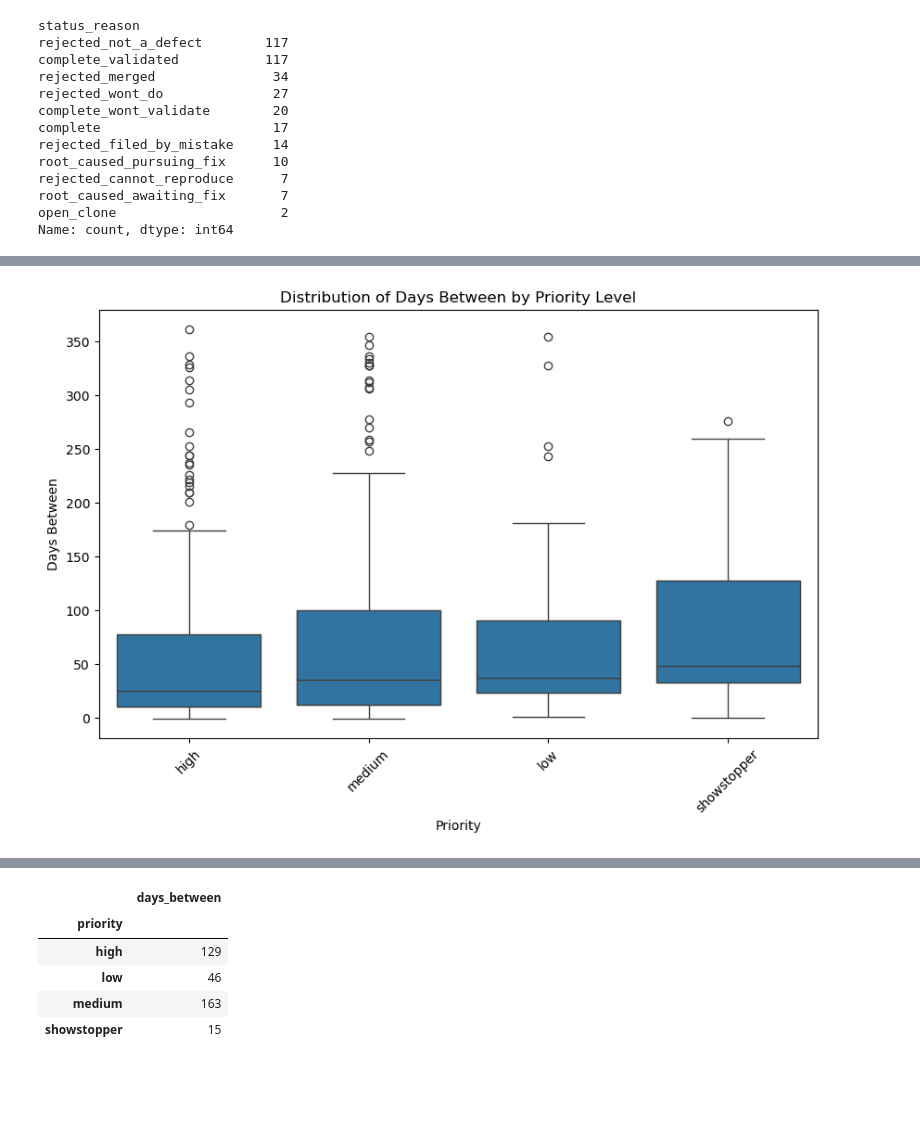
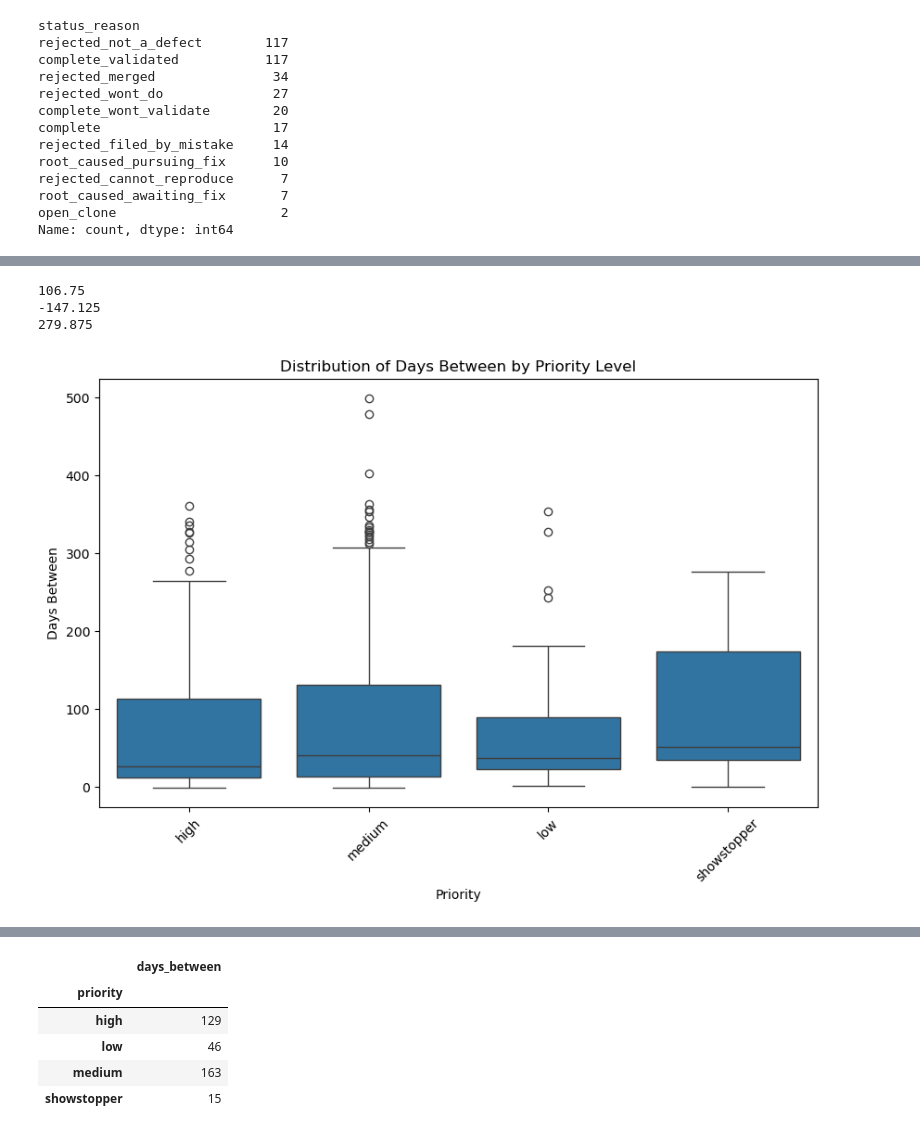
Before and after one commit to oscarhernandezmartinez/AI_WORKSHOP, a Jupyter notebook: TEAM2_EMR_AI_WORKSHOP.ipynb, the cells around one changed output, grey strips where cells are left out. Saved outputs shown, nothing was run; the diff lists cells and outputs as text; code cells hidden in the pictures; blank space fills up the shorter version.

```diff
--- a/TEAM2_EMR_AI_WORKSHOP.ipynb
+++ b/TEAM2_EMR_AI_WORKSHOP.ipynb
@@ -445,10 +479,18 @@ plt.show()
+# %%
+print(IQR) ### it's used to identify the spread of the central portion of the data,captures the middle 50%.
+print(lower_bound)
+print(upper_bound) ### Any data points with values above this threshold are considered outliers.
+# %% [output]
+106.75
+-147.125
+279.875
 # %%
 plt.figure(figsize=(10, 6))
-sns.boxplot(data=emr_new, x='priority2', y='days_between')
+sns.boxplot(data=emr_data1, x='priority', y='days_between')
 plt.title('Distribution of Days Between by Priority Level')
 plt.ylabel('Days Between')
 plt.xlabel('Priority')
 plt.xticks(rotation=45)
 plt.show()
 # %% [output]
-[figure, old version]
+[figure, new version]
```
Also changed, not shown: parts of 11 cells of this notebook.
